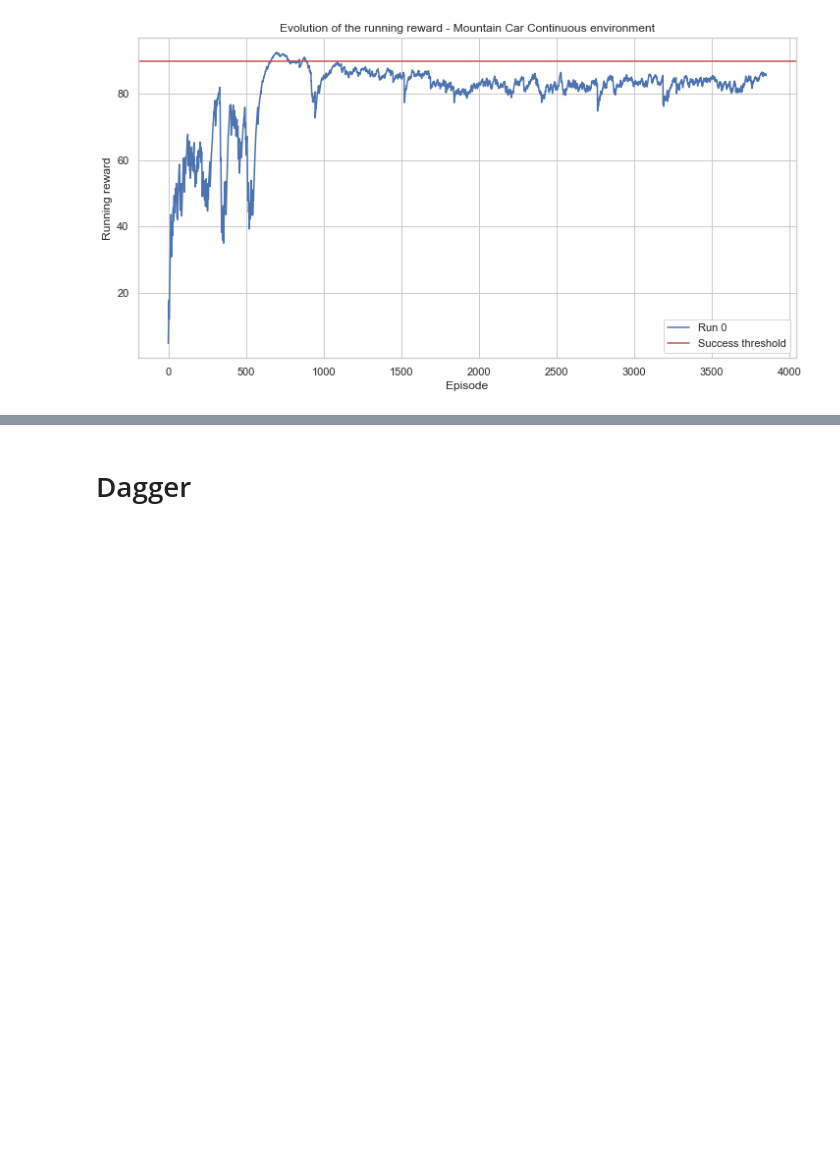
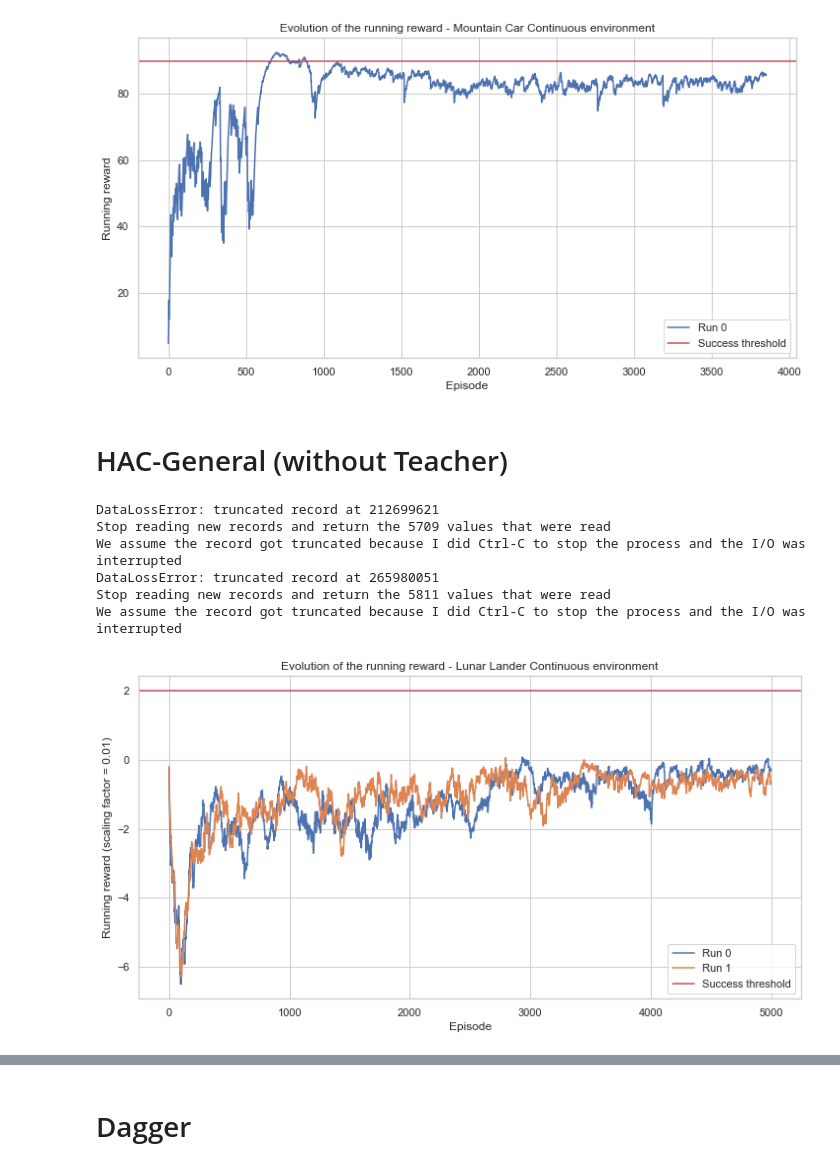
Before and after one commit to bonaert/explainable_rl, a Jupyter notebook: notebooks/Performance.ipynb, the cells around one changed output, grey strips where cells are left out. Drawn from its saved outputs; the diff is of its cells as text; code cells hidden in the pictures; blank space fills up the shorter version.

```diff
--- a/notebooks/Performance.ipynb
+++ b/notebooks/Performance.ipynb
@@ -30,18 +31,29 @@ mountain_car_event_files = [mountain_car_event_file1]
 
 def get_vals_with_tag(event_file_name, tag_name):
     values = []
-    for index, e in enumerate(summary_iterator(event_file_name)):
-        for v in e.summary.value:
-            if v.tag == tag_name:
-                values.append(v.simple_value)
+    try:
+        for index, e in enumerate(summary_iterator(event_file_name)):
+            for v in e.summary.value:
+                if v.tag == tag_name:
+                    values.append(v.simple_value)
+    except DataLossError as err:
+        print("DataLossError: {0}".format(err))
+        print(f"Stop reading new records and return the {len(values)} values that were read")
+        print("We assume the record got truncated because I did Ctrl-C to stop the process and the I/O was interrupted")
+
 
     return values
 
 def get_all_tags(event_file_name):
     tags = set()
-    for index, e in enumerate(summary_iterator(event_file_name)):
-        for v in e.summary.value:
-            tags.add(v.tag)
+    try:
+        for index, e in enumerate(summary_iterator(event_file_name)):
+            for v in e.summary.value:
+                tags.add(v.tag)
+    except DataLossError as err:
+        print("DataLossError: {0}".format(err))
+        print(f"Stop reading new records and return the {len(tags)} tags that were read")
+        print("We assume the record got truncated because I did Ctrl-C to stop the process and the I/O was interrupted")
 
     return tags
 # %%
@@ -111,3 +150,29 @@ make_running_rewards_plot(
 )
 # %% [output]
 [figure]
+# %% [markdown]
+# HAC-General (without Teacher)
+# %%
+lunar_lander_no_teacher_event_file_1 = str(logs_dir / 'LunarLanderContinuous-v2' / 'Jun20_01-56-07' / 'events.out.tfevents.1592610968.thebox.2211291.0')
+lunar_lander_no_teacher_event_file_2 = str(logs_dir / 'LunarLanderContinuous-v2' / 'Jun20_14-35-39' / 'events.out.tfevents.1592656542.thebox.3264987.0')
+lunar_lander_no_teacher_event_files = [lunar_lander_no_teacher_event_file_1, lunar_lander_no_teacher_event_file_2]
+
+mountain_car_no_teacher_event_file_1 = str(logs_dir / 'MountainCarContinuous-v0' / 'Jun21_23-02-22' / 'events.out.tfevents.1592773345.thebox.2029788.0')
+mountain_car_no_teacher_event_file_2 = str(logs_dir / 'MountainCarContinuous-v0' / 'Jun23_10-55-01' / 'events.out.tfevents.1592902504.thebox.448039.0')
+mountain_car_no_teacher_event_files = [mountain_car_no_teacher_event_file_1, mountain_car_no_teacher_event_file_2]
+# %%
+make_running_rewards_plot(
+    lunar_lander_no_teacher_event_files,
+    env_name='Lunar Lander Continuous',
+    reward_threshold=2,
+    algorithm = 'HacGeneralWithoutTeacher',
+    scaling_factor=0.01
+)
+# %% [output]
+DataLossError: truncated record at 212699621
+Stop reading new records and return the 5709 values that were read
+We assume the record got truncated because I did Ctrl-C to stop the process and the I/O was interrupted
+DataLossError: truncated record at 265980051
+Stop reading new records and return the 5811 values that were read
+We assume the record got truncated because I did Ctrl-C to stop the process and the I/O was interrupted
+[figure, added]
```
Also changed, not shown: parts of 6 cells of this notebook, 2 other files.
